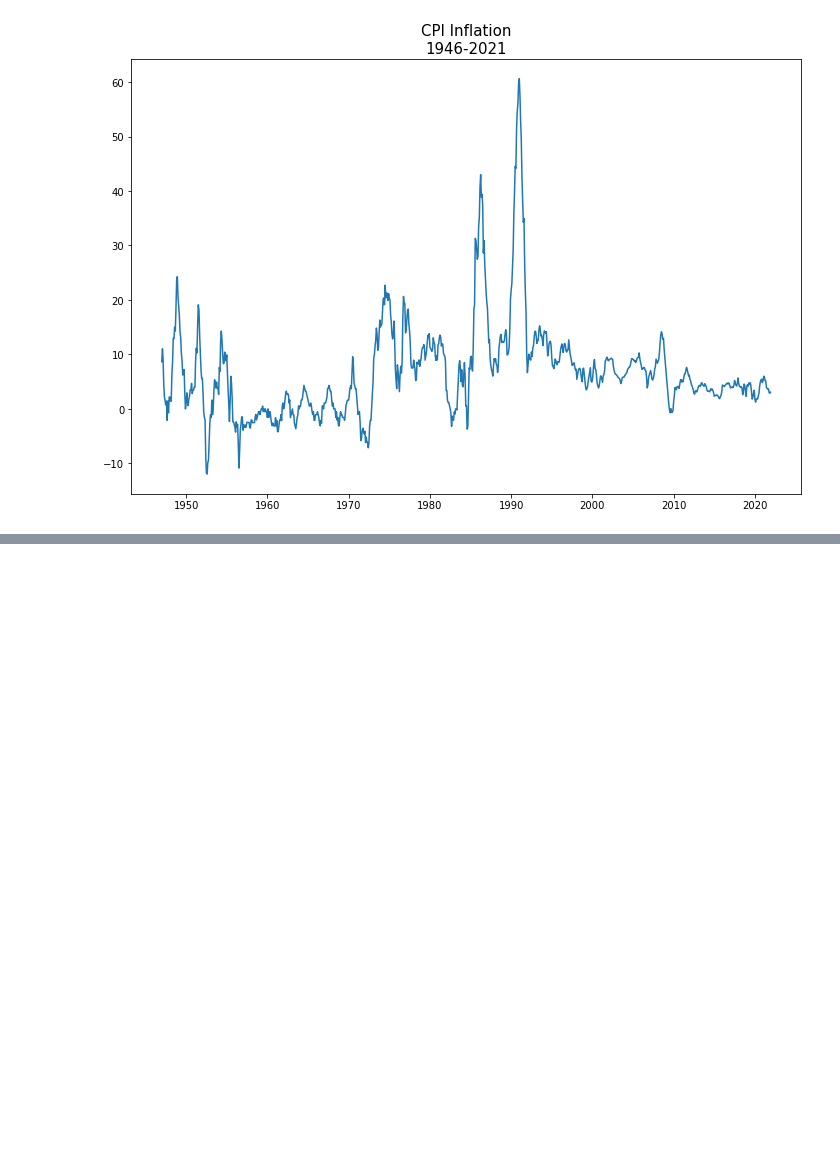
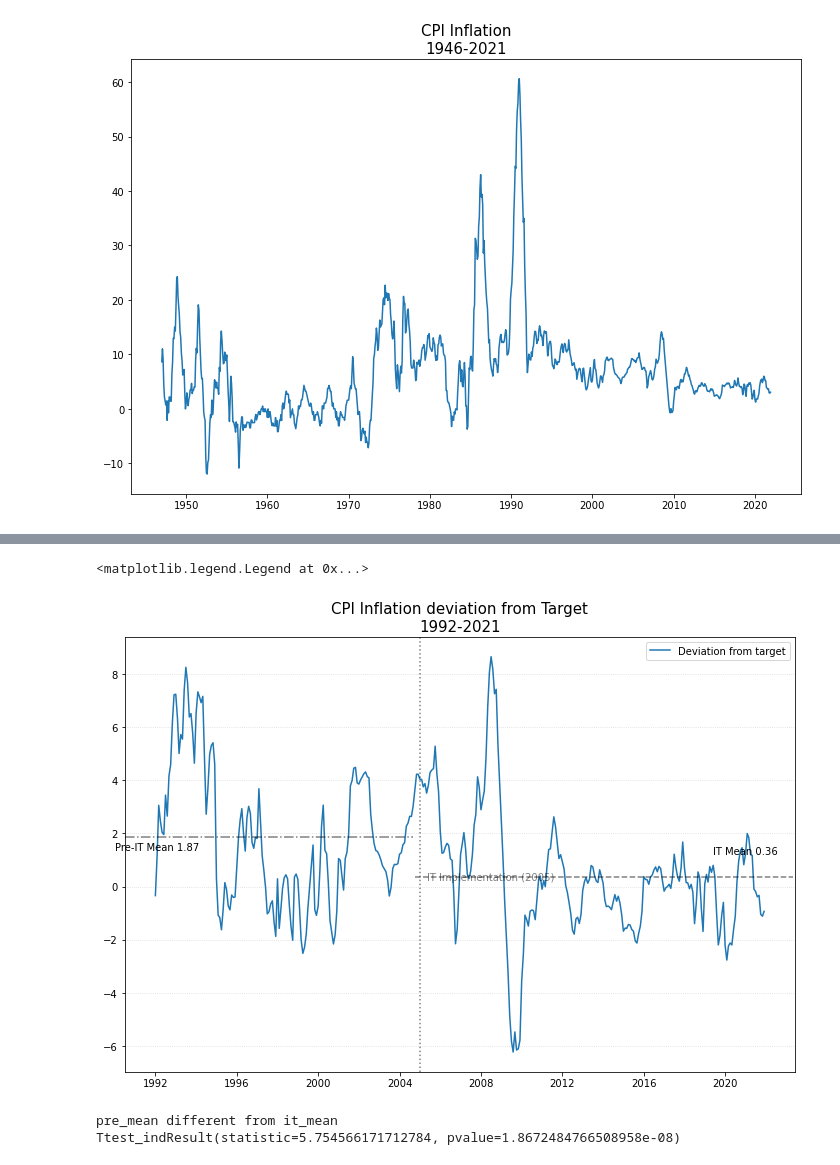
Before and after one commit to Marianojgm86/GARCH-CODES, a Jupyter notebook: statistical-analisys.ipynb, the cells around one changed output, grey strips where cells are left out. Saved outputs shown, nothing was run; the diff lists cells and outputs as text; code cells hidden in the pictures; blank space fills up the shorter version.

```diff
--- a/statistical-analisys.ipynb
+++ b/statistical-analisys.ipynb
@@ -271,0 +298,34 @@ plt.show()
+# %%
+plt.figure(figsize=(12,8))
+plt.title('CPI Inflation deviation from Target\n1992-2021', fontsize=15)
+plt.plot(simdf.desv_tar, label='Deviation from target')
+# plt.ylim([-1.5, 25])
+# plt.axhline(xmin=x0, xmax=x3, y=mean_all, color='k', linestyle='-')#, label='1995-2021 Mean {:.2f}'.format(np.mean(mean_all)))
+plt.axhline(xmin=x0, xmax=x1, y=np.mean(predf.desv_tar), color='k', alpha = 0.5, linestyle='-.')#, label='Pre-IT Mean {:.2f}'.format(np.mean(pre_mean)))
+plt.axhline(xmin=x2, xmax=x3, y=np.mean(itdf.desv_tar), color='k', alpha = 0.5, linestyle='--')#, label='IT Mean {:.2f}'.format(np.mean(it_mean)))
+plt.axvline(pd.to_datetime('2005-01-01'), color='k', linestyle=':', alpha=0.5)
+# plt.plot(simdf.v_cpi.rolling(12).mean(),linestyle='--', label='12-month rolling mean')
+plt.text(pd.to_datetime('2005-05-01'),0.25, 'IT Implementation (2005)', fontsize=10, alpha=0.5)
+plt.text(pd.to_datetime('1990-01-01'),vol_desv_pre+0.075, 'Pre-IT Mean {:.2f}'.format(np.mean(predf.desv_tar)), fontsize=10)
+plt.text(pd.to_datetime('2019-06-01'),vol_desv_it+0.075, 'IT Mean {:.2f}'.format(np.mean(itdf.desv_tar)), fontsize=10)
+# plt.text(pd.to_datetime('2018-01-01'),mean_all+0.15, '1995-2021 Mean {:.2f}'.format(np.mean(mean_all)), fontsize=10)
+plt.grid(axis='y', linestyle=':', alpha=0.5)
+plt.legend()
+# %% [output]
+<matplotlib.legend.Legend at 0x...>
+[figure, added]
+# %%
+# Test de diferencia de medias std
+from scipy import stats
+t_check=stats.ttest_ind(predf.desv_tar.values.tolist(),itdf.desv_tar.values.tolist())
+t_check
+alpha=0.05
+if(t_check[1]<alpha):
+    print('pre_mean different from it_mean')
+    print(t_check)
+else:
+    print('pre_mean equal to it_mean')
+    print(t_check)
+# %% [output]
+pre_mean different from it_mean
+Ttest_indResult(statistic=5.754566171712784, pvalue=1.8672484766508958e-08)
```
Also changed, not shown: parts of 19 cells of this notebook, 1 other file.
